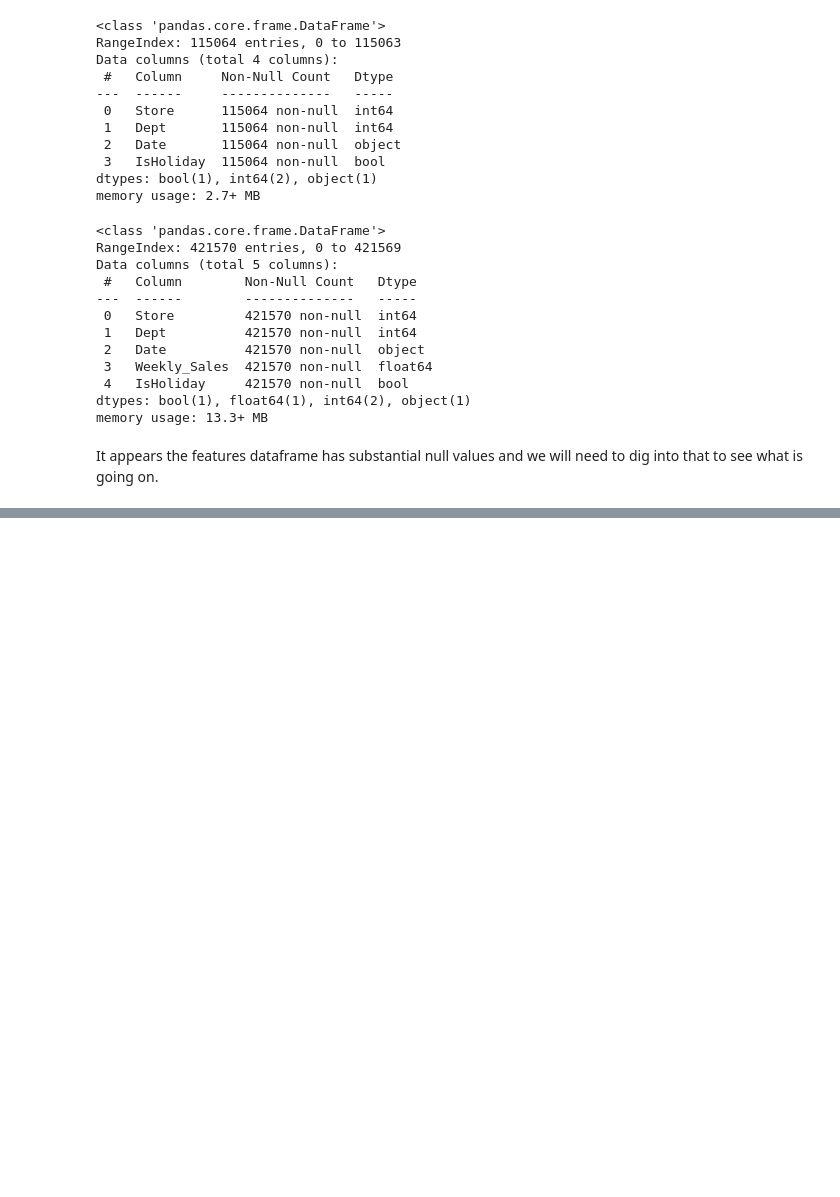
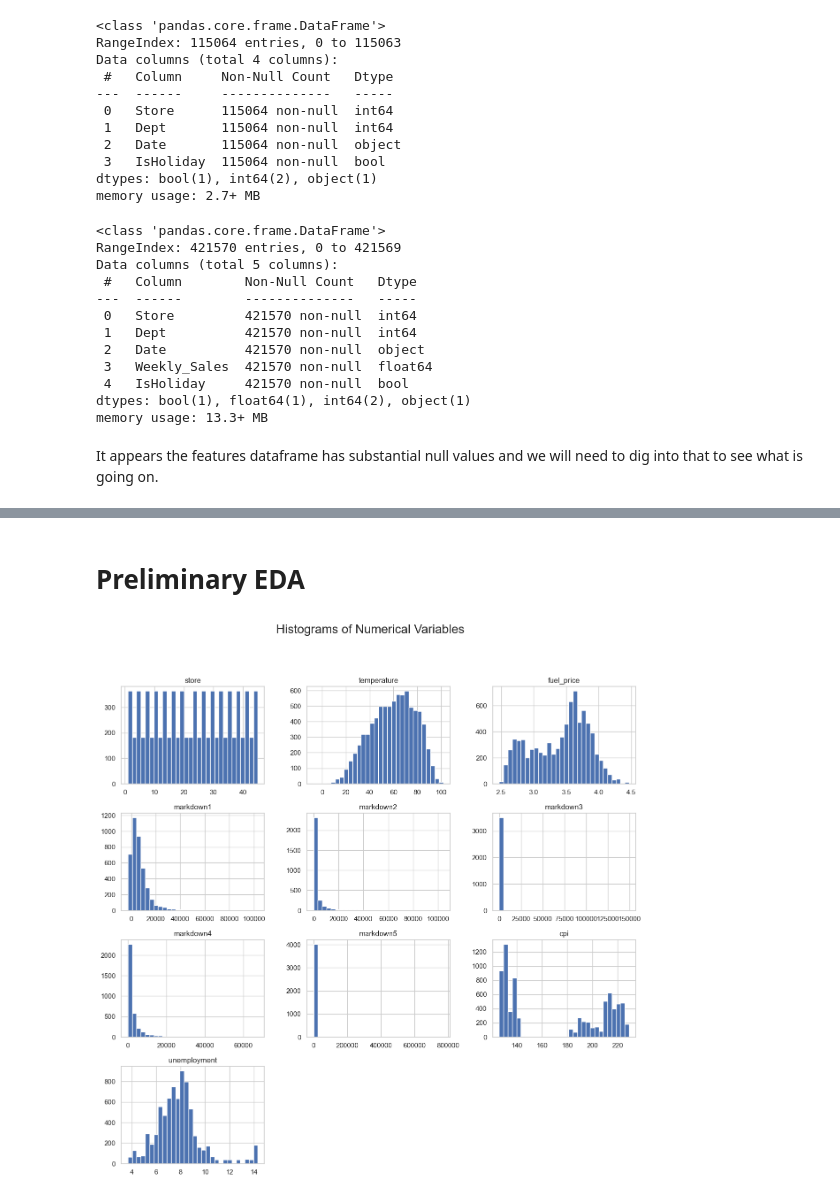
Before and after one commit to chrisheimbuch/Walmart_Reporting_Sales_Forecasting, a Jupyter notebook: source/sales_eda.ipynb, the cells around one changed output, grey strips where cells are left out. Drawn from its saved outputs; the diff is of its cells as text; code cells hidden in the pictures; blank space fills up the shorter version.

Commit message:
graphing and data understanding

```diff
--- a/source/sales_eda.ipynb
+++ b/source/sales_eda.ipynb
@@ -129,0 +159,5 @@ It appears the features dataframe has substantial null values and we will need t
+# %%
+# lowercase all the column names and replace spaces with _
+df_train.columns = df_train.columns.str.lower().str.replace(' ', '_')
+df_stores.columns = df_stores.columns.str.lower().str.replace(' ', '_')
+df_features.columns = df_features.columns.str.lower().str.replace(' ', '_')
@@ -129,0 +182,12 @@ It appears the features dataframe has substantial null values and we will need t
+# %% [markdown]
+# Preliminary EDA
+# %%
+# Setting plot style
+sns.set(style="whitegrid")
+
+# Plot histograms for numerical variables
+df_features.hist(bins=30, figsize=(15, 14))
+plt.suptitle('Histograms of Numerical Variables', fontsize=20)
+plt.show()
+# %% [output]
+[figure, added]
```
Also changed, not shown: parts of 36 cells of this notebook.
